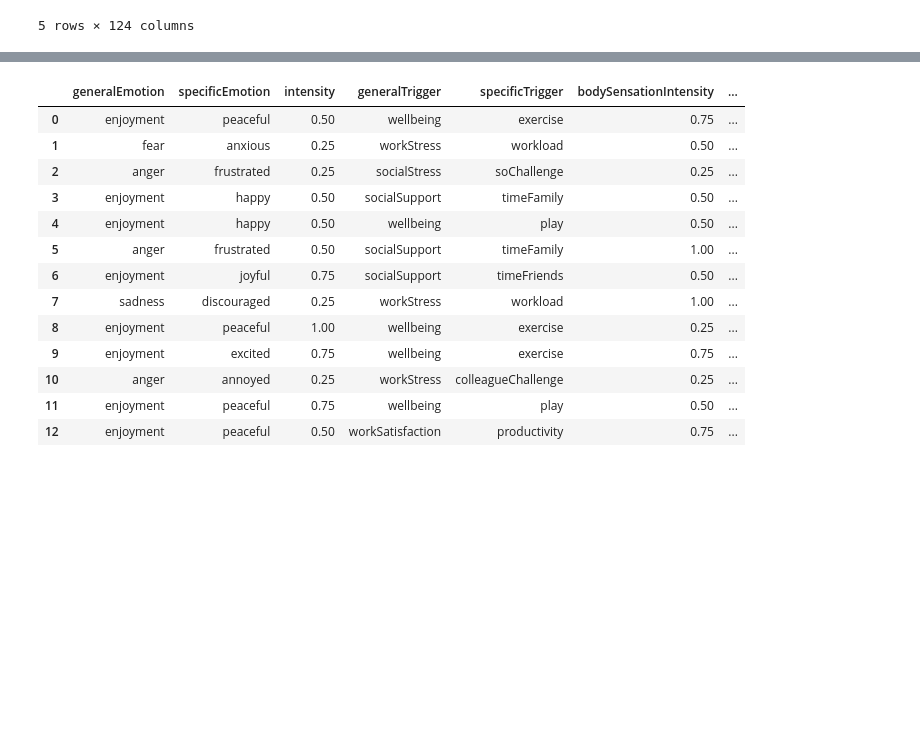
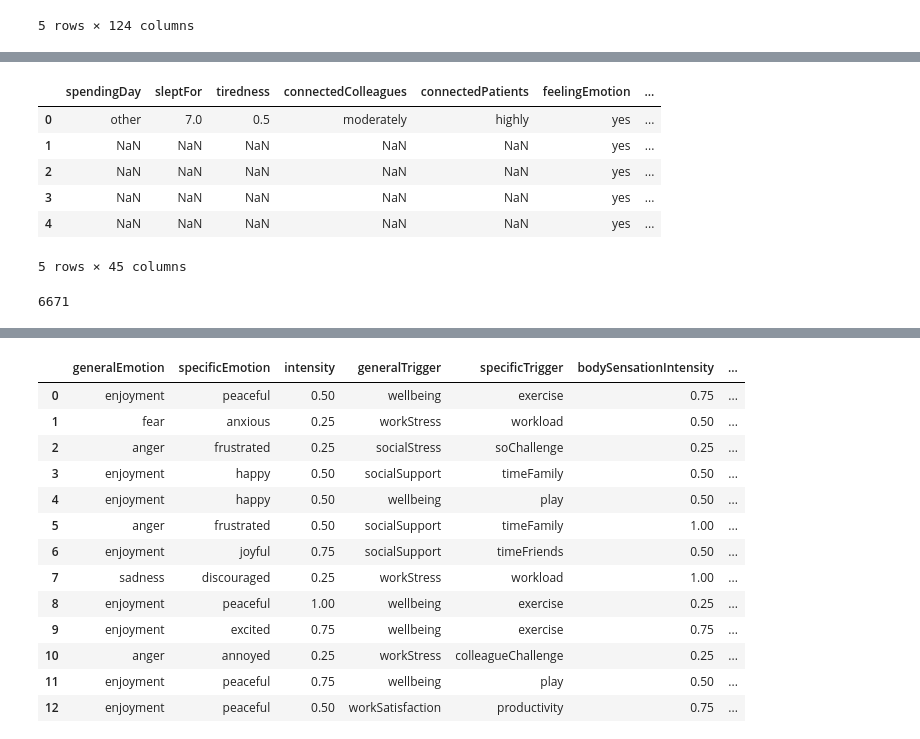
Before and after one commit to monica-oyarzun/capstone, a Jupyter notebook: public-EDA.ipynb, the cells around one changed output, grey strips where cells are left out. Cells and saved outputs as stored; diff of their text form; code cells hidden in the pictures; blank space fills up the shorter version.

```diff
--- a/public-EDA.ipynb
+++ b/public-EDA.ipynb
@@ -71,0 +146,31 @@ TypeError: 'DataFrame' object is not callable
+# %%
+bigger_subset = public_df[['spendingDay', 'sleptFor',
+       'tiredness', 'connectedColleagues', 'connectedPatients',
+       'feelingEmotion', 'generalEmotion', 'specificEmotion',
+       'intensity', 'generalTrigger', 'specificTrigger',
+       'bodySensationIntensity', 'bodySensationForehead', 'bodySensationEyes',
+       'bodySensationJaw', 'bodySensationNeck', 'bodySensationShoulders',
+       'bodySensationChest', 'bodySensationArms', 'bodySensationHands',
+       'bodySensationStomach', 'bodySensationBowel', 'bodySensationLegs',
+       'bodySensationFeet', 'bodySensationLowerBack', 'bodySensationUpperBack',
+       'bodySensationOther', 'bodySensationOtherLocation', 'emotionResponse',
+       'emotionDuration', 'emotionResponseHelpful', 'selfCareEatingWell',
+       'selfCareCooking', 'selfCareExercise', 'selfCareSeekingSupport',
+       'selfCareTimeOutside', 'selfCareSpiritualPractice',
+       'selfCareQualityTimeTogether', 'selfCareQualityTimeAlone',
+       'selfCarePet', 'selfCareOther', 'selfCareNone', 'selfCareOtherActivity',
+       'workPilingUp', 'workPositiveInfluence']]
+# %%
+bigger_subset.head()
+# %% [output]
+|  | spendingDay | sleptFor | tiredness | connectedColleagues | connectedPatients | feelingEmotion | ... |
+| 0 | other | 7.0 | 0.5 | moderately | highly | yes | ... |
+| 1 | NaN | NaN | NaN | NaN | NaN | yes | ... |
+| 2 | NaN | NaN | NaN | NaN | NaN | yes | ... |
+| 3 | NaN | NaN | NaN | NaN | NaN | yes | ... |
+| 4 | NaN | NaN | NaN | NaN | NaN | yes | ... |
+5 rows × 45 columns
+# %%
+bigger_subset['sleptFor'].isnull().sum()
+# %% [output]
+6671
```
Also changed, not shown: parts of 20 cells of this notebook, 2 other files.
